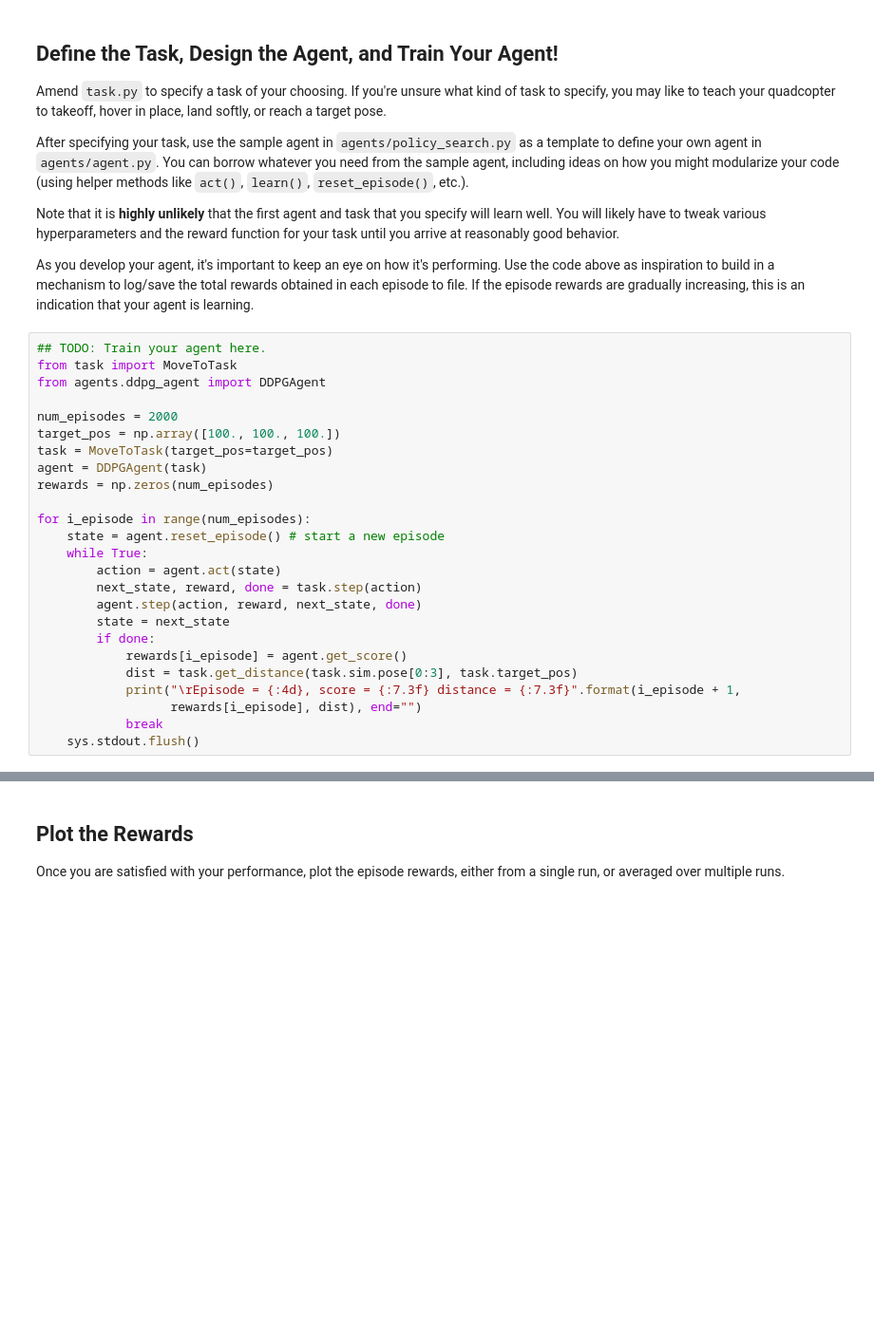
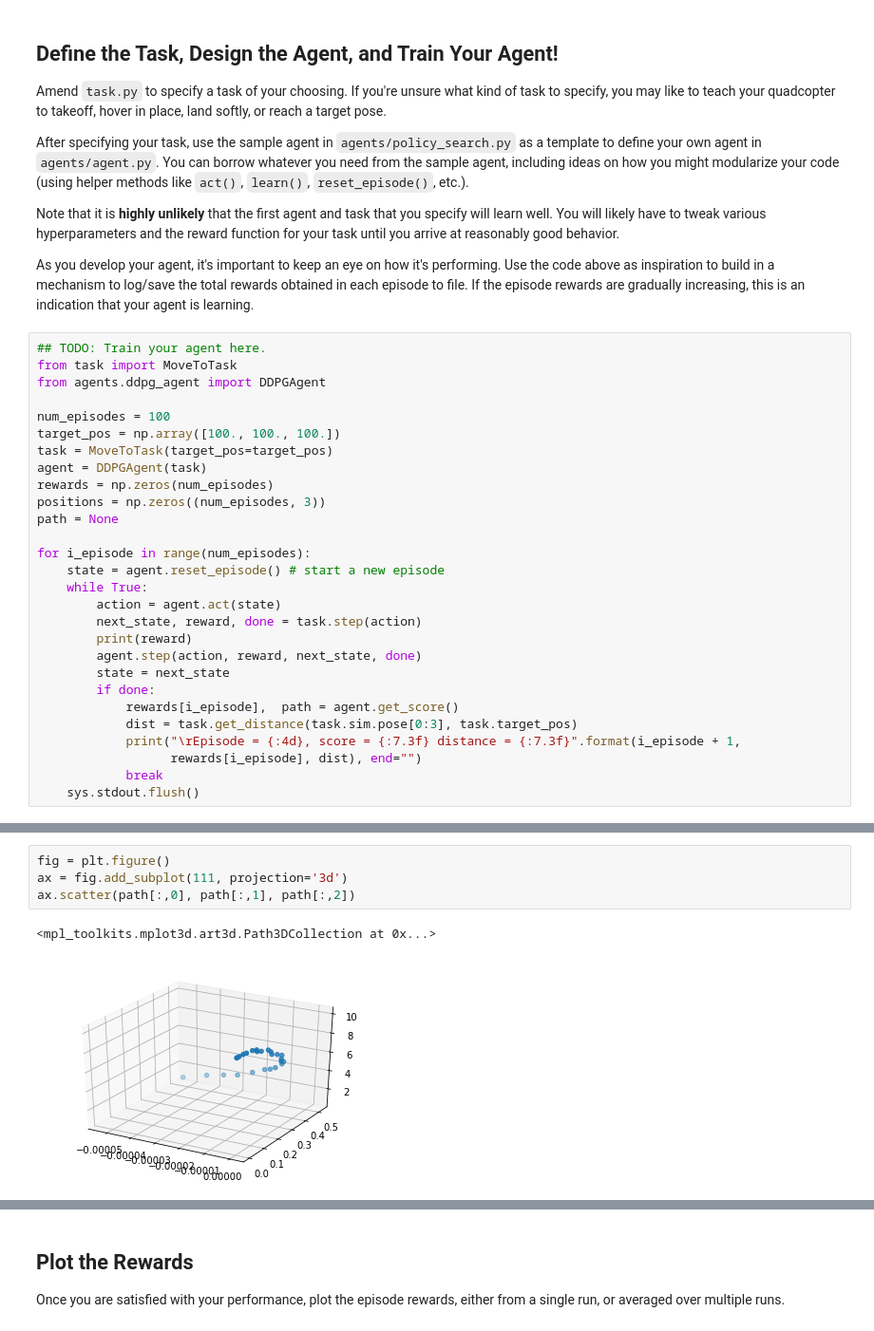
Before and after one commit to geesimon/RL-Quadcopter-2, a Jupyter notebook: Quadcopter_Project.ipynb, the cells around one changed output, grey strips where cells are left out. Shown at 95% size. Cells and saved outputs as stored; diff of their text form; blank space fills up the shorter version.

```diff
--- a/Quadcopter_Project.ipynb
+++ b/Quadcopter_Project.ipynb
@@ -216,21 +216,24 @@ As you develop your agent, it's important to keep an eye on how it's performing.
 from task import MoveToTask
 from agents.ddpg_agent import DDPGAgent
 
-num_episodes = 2000
+num_episodes = 100
 target_pos = np.array([100., 100., 100.])
 task = MoveToTask(target_pos=target_pos)
 agent = DDPGAgent(task)
 rewards = np.zeros(num_episodes)
+positions = np.zeros((num_episodes, 3))
+path = None
 
 for i_episode in range(num_episodes):
     state = agent.reset_episode() # start a new episode
     while True:
         action = agent.act(state)
         next_state, reward, done = task.step(action)
+        print(reward)
         agent.step(action, reward, next_state, done)
         state = next_state
         if done:
-            rewards[i_episode] = agent.get_score()
+            rewards[i_episode],  path = agent.get_score()
             dist = task.get_distance(task.sim.pose[0:3], task.target_pos)
             print("\rEpisode = {:4d}, score = {:7.3f} distance = {:7.3f}".format(i_episode + 1,
                   rewards[i_episode], dist), end="")
@@ -241,0 +280,7 @@ Episode = 2000, score = -444.284 distance = 177.275
+# %%
+fig = plt.figure()
+ax = fig.add_subplot(111, projection='3d')
+ax.scatter(path[:,0], path[:,1], path[:,2])
+# %% [output]
+<mpl_toolkits.mplot3d.art3d.Path3DCollection at 0x...>
+[figure, added]
```
Also changed, not shown: parts of 3 cells of this notebook, 3 other files.
